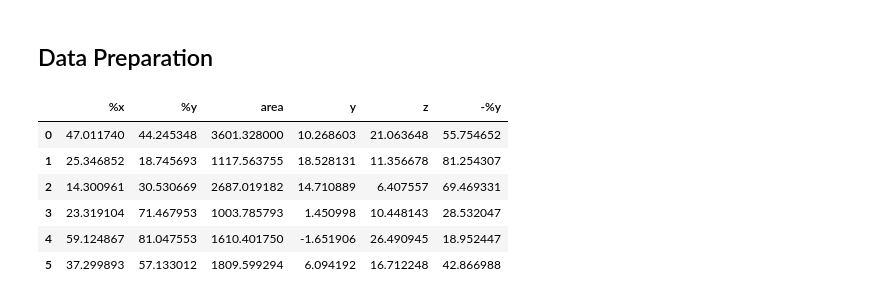
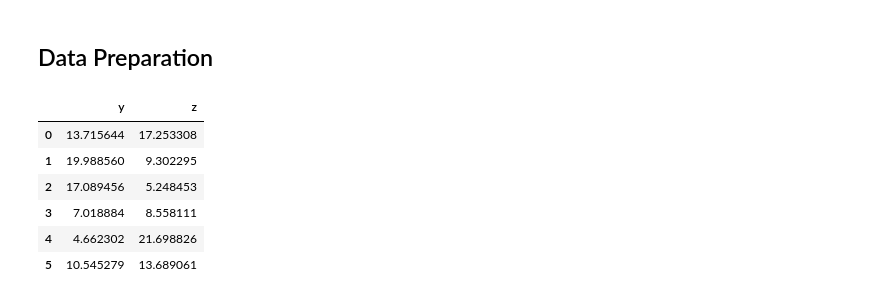
Before and after one commit to SPARC-FAIR-Codeathon/QuiltedTutorials, a Jupyter notebook: data_loader/Data_Loader.ipynb, the cells around one changed output. Drawn from its saved outputs; the diff is of its cells as text; code cells hidden in the pictures.

```diff
--- a/data_loader/Data_Loader.ipynb
+++ b/data_loader/Data_Loader.ipynb
@@ -38,16 +38,16 @@ def load_data(data_name):
 df_igle = load_data('IGLE_data.xlsx')
 df_ima = load_data('IMA_analyzed_data.xlsx')
 df_efferent = load_data('Efferent_data.xlsx')
-# %%
-df_igle.iloc[0:6]
-# %% [output]
-|  | %x | %y | area | y | z | -%y |
-| 0 | 47.011740 | 44.245348 | 3601.328000 | 10.268603 | 21.063648 | 55.754652 |
-| 1 | 25.346852 | 18.745693 | 1117.563755 | 18.528131 | 11.356678 | 81.254307 |
-| 2 | 14.300961 | 30.530669 | 2687.019182 | 14.710889 | 6.407557 | 69.469331 |
-| 3 | 23.319104 | 71.467953 | 1003.785793 | 1.450998 | 10.448143 | 28.532047 |
-| 4 | 59.124867 | 81.047553 | 1610.401750 | -1.651906 | 26.490945 | 18.952447 |
-| 5 | 37.299893 | 57.133012 | 1809.599294 | 6.094192 | 16.712248 | 42.866988 |
+# %%
+df_igle.iloc[0:6][['y','z']]
+# %% [output]
+|  | y | z |
+| 0 | 13.715644 | 17.253308 |
+| 1 | 19.988560 | 9.302295 |
+| 2 | 17.089456 | 5.248453 |
+| 3 | 7.018884 | 8.558111 |
+| 4 | 4.662302 | 21.698826 |
+| 5 | 10.545279 | 13.689061 |
 # %%
 df_ima
 # %% [output]
```
Also changed, not shown: parts of 9 cells of this notebook, 2 other files.
